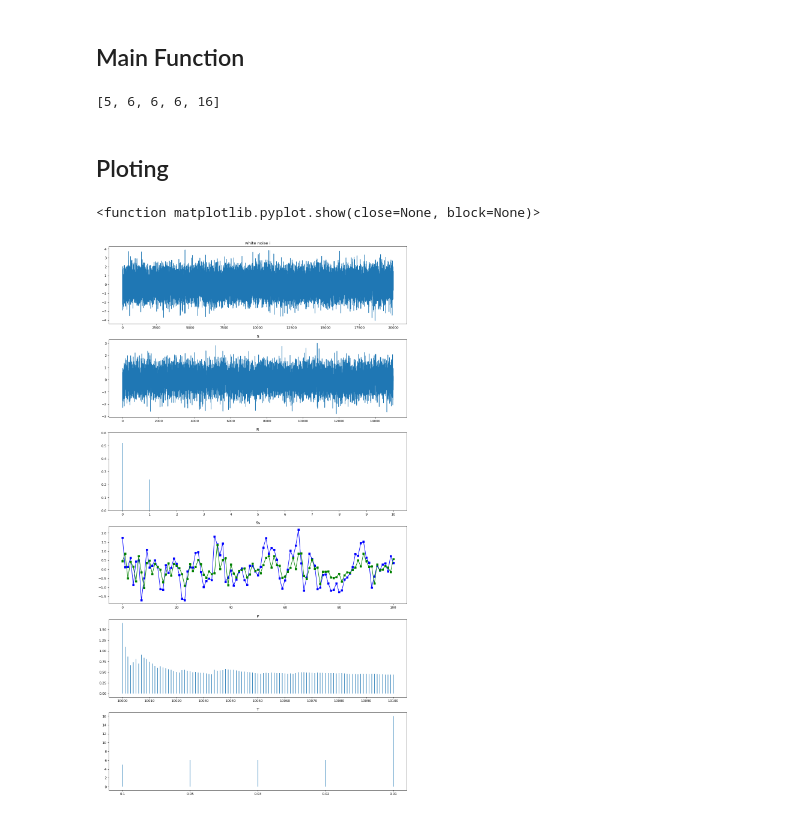
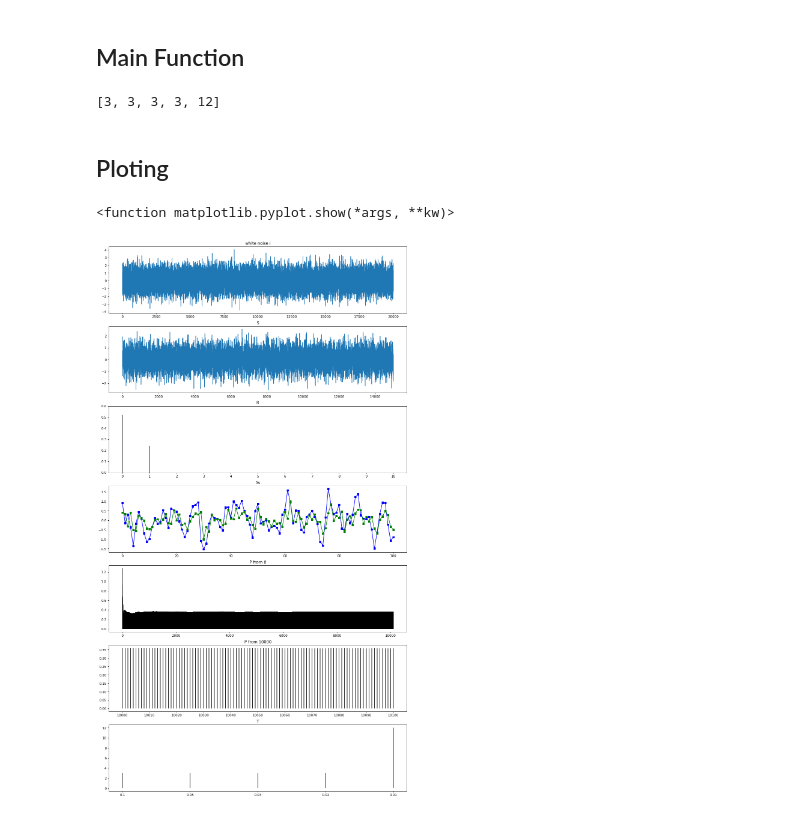
Before and after one commit to Junochiu/stochastic_process, a Jupyter notebook: Stochastic Processes FIR prediction.ipynb, the cells around one changed output. Drawn from its saved outputs; the diff is of its cells as text; code cells hidden in the pictures.

```diff
--- a/Stochastic Processes FIR prediction.ipynb
+++ b/Stochastic Processes FIR prediction.ipynb
@@ -137,52 +137,57 @@ R = autocorrelation(0,10)
 #R_known,R_seq = compute_ak(R)
 a_10_k = Levinson_alg(R)
 s = s_seq(i,15000)
-s_hat = prediction(s,a_10_k,10000,10101)
-error = get_error(s[10000:10101],s_hat)
+s_hat = prediction(s,a_10_k,0,10101)
+error = get_error(s[0:10101],s_hat)
 # %%
 result = getT(error,[0.1,0.05,0.03,0.02,0.01])
 print(result)
 # %% [output]
-[5, 6, 6, 6, 16]
+[3, 3, 3, 3, 12]
 # %% [markdown]
 ## Ploting
 # %%
 fig = plt.figure(num=None, figsize=(16,30),dpi=80)
 axes = []
 # white noise i
-axes.append(fig.add_subplot(6,1,1))
+axes.append(fig.add_subplot(7,1,1))
 axes[-1].set_title("white noise i")
 plt.plot(i)
 # S
-axes.append(fig.add_subplot(6,1,2))
+axes.append(fig.add_subplot(7,1,2))
 axes[-1].set_title("S")
 plt.plot(s)
 # R
-axes.append(fig.add_subplot(6,1,3))
+axes.append(fig.add_subplot(7,1,3))
 axes[-1].set_title("R")
 plt.ylim([0, 0.6])
 plt.xticks(range(0,11))
 for idx,value in enumerate(R):
     plt.vlines(idx, ymin=0, ymax=value)
 # predicted s and s
-ax = fig.add_subplot(6,1,4)
+ax = fig.add_subplot(7,1,4)
 axes.append(ax)
 axes[-1].set_title("Ss")
 ax.plot(s[10000:10101],c='b', marker="s", label='S')
-ax.plot(s_hat,c='g', marker="s", label='s_hat')
-# error
-axes.append(fig.add_subplot(6,1,5))
-axes[-1].set_title("P")
-plt.xticks(range(0,101,10),range(10000,10101,10))
+ax.plot(s_hat[10000:10101],c='g', marker="s", label='s_hat')
+# error from 0
+axes.append(fig.add_subplot(7,1,5))
+axes[-1].set_title("P from 0")
 for idx,value in enumerate(error):
     plt.vlines(idx, ymin=0, ymax=value)
+# error 10000 - 10100
+axes.append(fig.add_subplot(7,1,6))
+axes[-1].set_title("P from 10000")
+plt.xticks(range(0,101,10),range(10000,10101,10))
+for idx,value in enumerate(error[10000:10101]):
+    plt.vlines(idx, ymin=0, ymax=value)
 # T
-axes.append(fig.add_subplot(6,1,6))
+axes.append(fig.add_subplot(7,1,7))
 axes[-1].set_title("T")
 plt.xticks(np.arange(5),[0.1,0.05,0.03,0.02,0.01])
 for idx,value in enumerate(result):
     plt.vlines(idx, ymin=0, ymax=value)
 plt.show
 # %% [output]
-<function matplotlib.pyplot.show(close=None, block=None)>
+<function matplotlib.pyplot.show(*args, **kw)>
-[figure, old version]
+[figure, new version]
```
